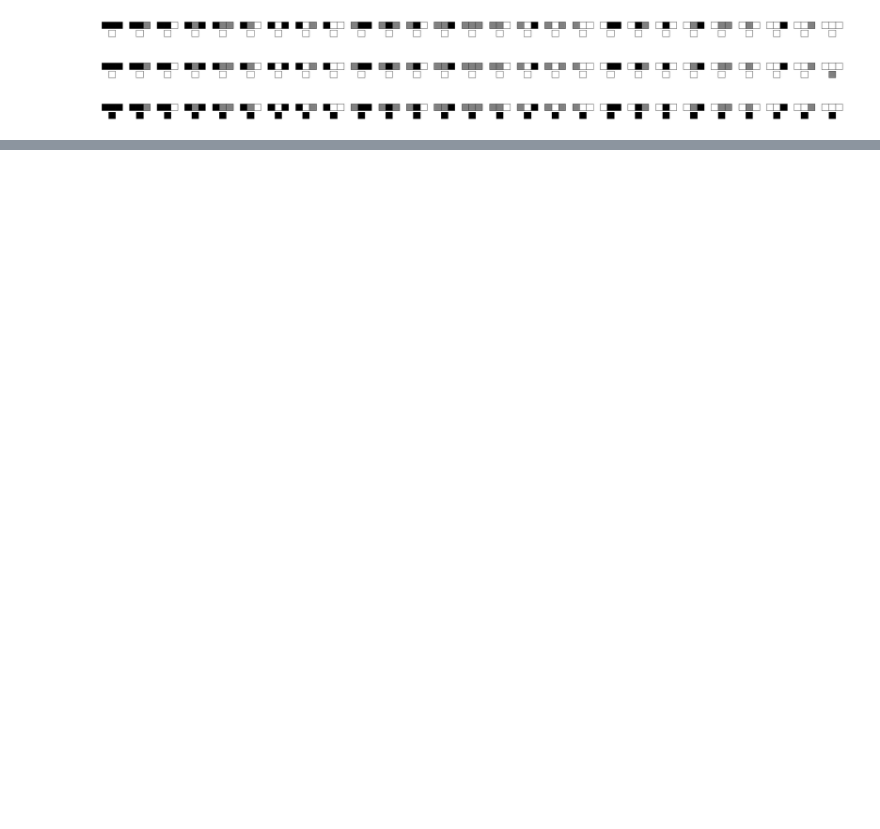
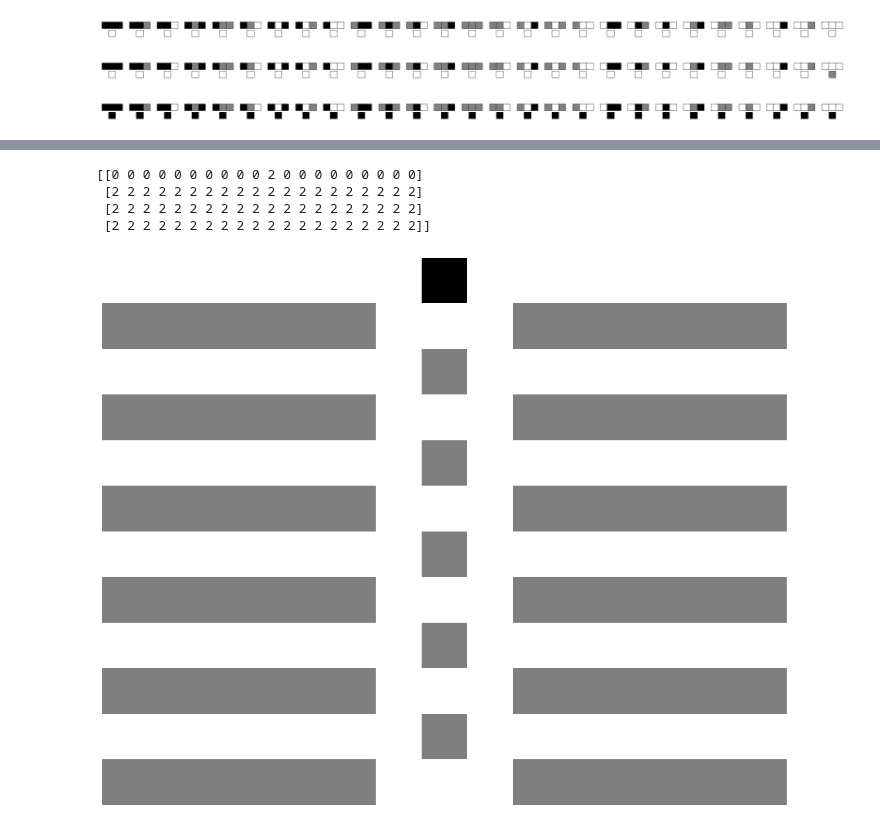
Before and after one commit to orome/automata-py, a Jupyter notebook: demo.ipynb, the cells around one changed output, grey strips where cells are left out. Cells and saved outputs as stored; diff of their text form; code cells hidden in the pictures; blank space fills up the shorter version.

Commit message:
Add support for higher bases in initial conditions and coumputing the automaton

```diff
--- a/demo.ipynb
+++ b/demo.ipynb
@@ -124,0 +137,11 @@ lattice_eg.display(slice_steps=slice_eg,
+# %%
+print(CellularAutomata(3**(3*3*3)-1, '2', base=3, frame_width=20, frame_steps=4).lattice())
+# %% [output]
+[[0 0 0 0 0 0 0 0 0 0 2 0 0 0 0 0 0 0 0 0]
+ [2 2 2 2 2 2 2 2 2 2 2 2 2 2 2 2 2 2 2 2]
+ [2 2 2 2 2 2 2 2 2 2 2 2 2 2 2 2 2 2 2 2]
+ [2 2 2 2 2 2 2 2 2 2 2 2 2 2 2 2 2 2 2 2]]
+# %%
+CellularAutomata(1, '2', base=3, frame_steps=12, frame_width=15).display()
+# %% [output]
+[figure, added]
```
Also changed, not shown: parts of 35 cells of this notebook, 2 other files.
